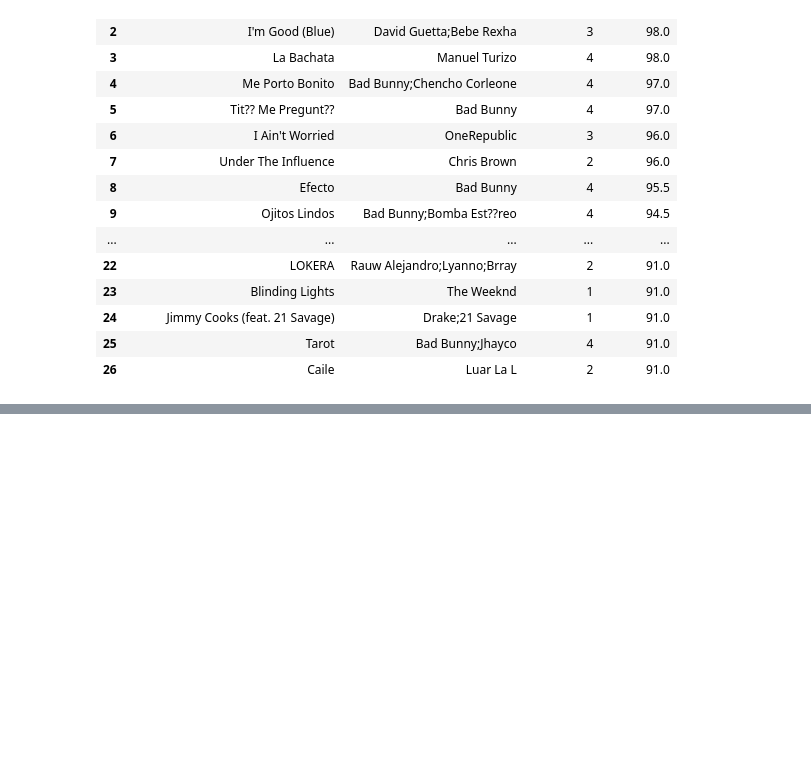
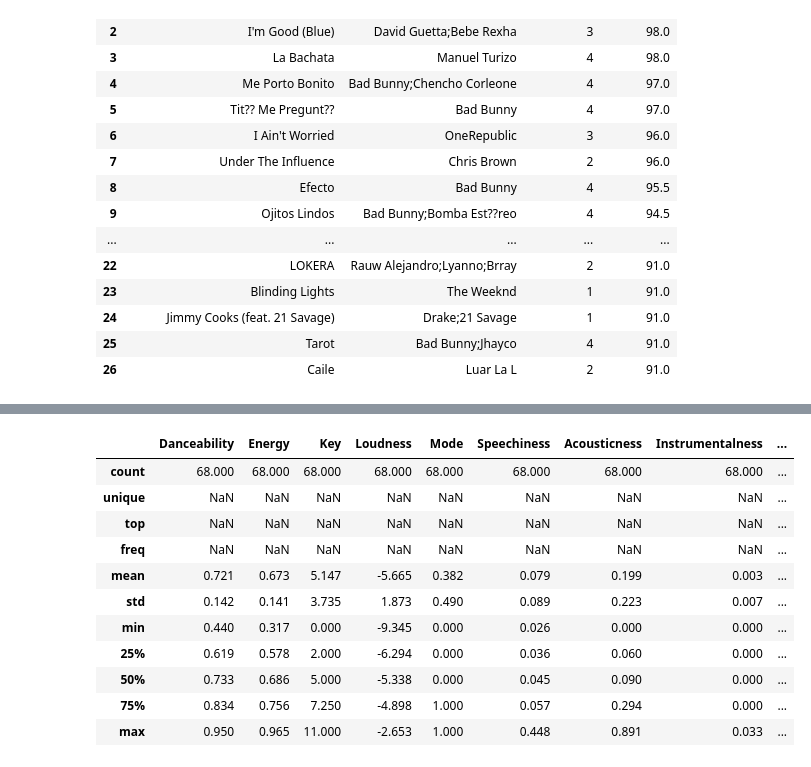
Before and after one commit to SILLYLORA/Week-3-Project-1, a Jupyter notebook: notebooks/Spotify_dataset_X_Hackbuds.ipynb, the cells around one changed output, grey strips where cells are left out. Cells and saved outputs as stored; diff of their text form; code cells hidden in the pictures; blank space fills up the shorter version.

```diff
--- a/notebooks/Spotify_dataset_X_Hackbuds.ipynb
+++ b/notebooks/Spotify_dataset_X_Hackbuds.ipynb
@@ -137,0 +151,28 @@ print(pivot_table)
+# %%
+# Filter the df for songs with popularity above 90
+filtered_df = df[df['Popularity'] > 90]
+
+# Select the genre-related columns
+columns_of_genre = [
+    'Danceability', 'Energy', 'Key', 'Loudness', 'Mode',
+    'Speechiness', 'Acousticness', 'Instrumentalness',
+    'Liveness', 'Valence', 'Tempo', 'Time Signature', 'Track Genre'
+]
+filtered_songs_selected = filtered_df[columns_of_genre]
+
+# Descriptive statistics
+descriptive_stats = filtered_songs_selected.describe(include='all').round(3)
+display(descriptive_stats)
+# %% [output]
+|  | Danceability | Energy | Key | Loudness | Mode | Speechiness | Acousticness | Instrumentalness | ... |
+| count | 68.000 | 68.000 | 68.000 | 68.000 | 68.000 | 68.000 | 68.000 | 68.000 | ... |
+| unique | NaN | NaN | NaN | NaN | NaN | NaN | NaN | NaN | ... |
+| top | NaN | NaN | NaN | NaN | NaN | NaN | NaN | NaN | ... |
+| freq | NaN | NaN | NaN | NaN | NaN | NaN | NaN | NaN | ... |
+| mean | 0.721 | 0.673 | 5.147 | -5.665 | 0.382 | 0.079 | 0.199 | 0.003 | ... |
+| std | 0.142 | 0.141 | 3.735 | 1.873 | 0.490 | 0.089 | 0.223 | 0.007 | ... |
+| min | 0.440 | 0.317 | 0.000 | -9.345 | 0.000 | 0.026 | 0.000 | 0.000 | ... |
+| 25% | 0.619 | 0.578 | 2.000 | -6.294 | 0.000 | 0.036 | 0.060 | 0.000 | ... |
+| 50% | 0.733 | 0.686 | 5.000 | -5.338 | 0.000 | 0.045 | 0.090 | 0.000 | ... |
+| 75% | 0.834 | 0.756 | 7.250 | -4.898 | 1.000 | 0.057 | 0.294 | 0.000 | ... |
+| max | 0.950 | 0.965 | 11.000 | -2.653 | 1.000 | 0.448 | 0.891 | 0.033 | ... |
```
Also changed, not shown: parts of 8 cells of this notebook, 14 other files.
